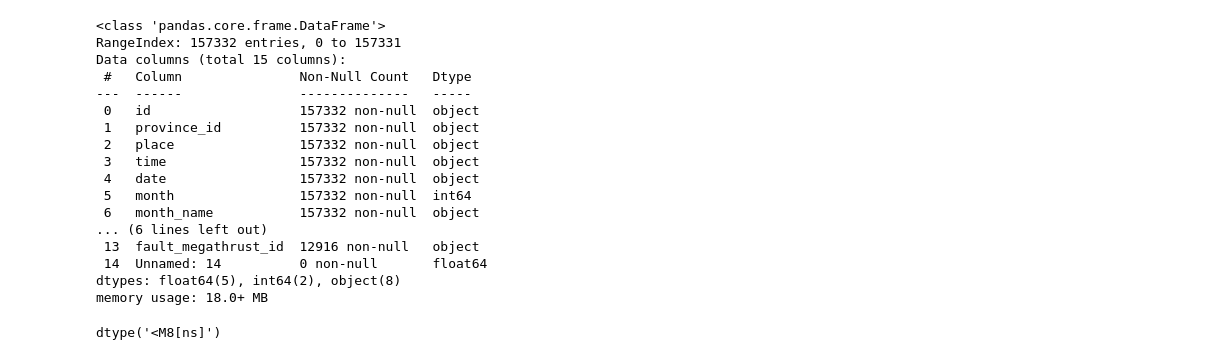
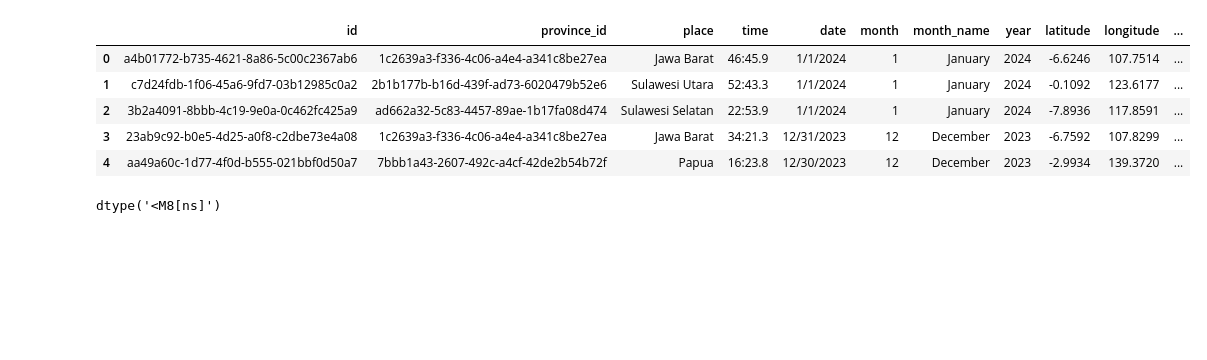
Before and after one commit to calystamoza/PA_Gempa, a Jupyter notebook: data-to-text.ipynb, the cells around one changed output. Saved outputs shown, nothing was run; the diff lists cells and outputs as text; code cells hidden in the pictures; blank space fills up the shorter version.

```diff
--- a/data-to-text.ipynb
+++ b/data-to-text.ipynb
@@ -14,22 +60,11 @@ pd.set_option('display.max_colwidth', None)
 # %%
-df=pd.read_csv("data/data_gempa_preprocessed.csv")
-df.info()
+df=pd.read_csv("data/data_gempa.csv")
+df.head()
 # %% [output]
-<class 'pandas.core.frame.DataFrame'>
-RangeIndex: 157332 entries, 0 to 157331
-Data columns (total 15 columns):
- #   Column               Non-Null Count   Dtype
----  ------               --------------   -----
- 0   id                   157332 non-null  object
- 1   province_id          157332 non-null  object
- 2   place                157332 non-null  object
- 3   time                 157332 non-null  object
- 4   date                 157332 non-null  object
- 5   month                157332 non-null  int64
- 6   month_name           157332 non-null  object
-... (6 lines left out)
- 13  fault_megathrust_id  12916 non-null   object
- 14  Unnamed: 14          0 non-null       float64
-dtypes: float64(5), int64(2), object(8)
-memory usage: 18.0+ MB
+|  | id | province_id | place | time | date | month | month_name | year | latitude | longitude | ... |
+| 0 | a4b01772-b735-4621-8a86-5c00c2367ab6 | 1c2639a3-f336-4c06-a4e4-a341c8be27ea | Jawa Barat | 46:45.9 | 1/1/2024 | 1 | January | 2024 | -6.6246 | 107.7514 | ... |
+| 1 | c7d24fdb-1f06-45a6-9fd7-03b12985c0a2 | 2b1b177b-b16d-439f-ad73-6020479b52e6 | Sulawesi Utara | 52:43.3 | 1/1/2024 | 1 | January | 2024 | -0.1092 | 123.6177 | ... |
+| 2 | 3b2a4091-8bbb-4c19-9e0a-0c462fc425a9 | ad662a32-5c83-4457-89ae-1b17fa08d474 | Sulawesi Selatan | 22:53.9 | 1/1/2024 | 1 | January | 2024 | -7.8936 | 117.8591 | ... |
+| 3 | 23ab9c92-b0e5-4d25-a0f8-c2dbe73e4a08 | 1c2639a3-f336-4c06-a4e4-a341c8be27ea | Jawa Barat | 34:21.3 | 12/31/2023 | 12 | December | 2023 | -6.7592 | 107.8299 | ... |
+| 4 | aa49a60c-1d77-4f0d-b555-021bbf0d50a7 | 7bbb1a43-2607-492c-a4cf-42de2b54b72f | Papua | 16:23.8 | 12/30/2023 | 12 | December | 2023 | -2.9934 | 139.3720 | ... |
 # %%
```
Also changed, not shown: parts of 13 cells of this notebook, 7 other files.
